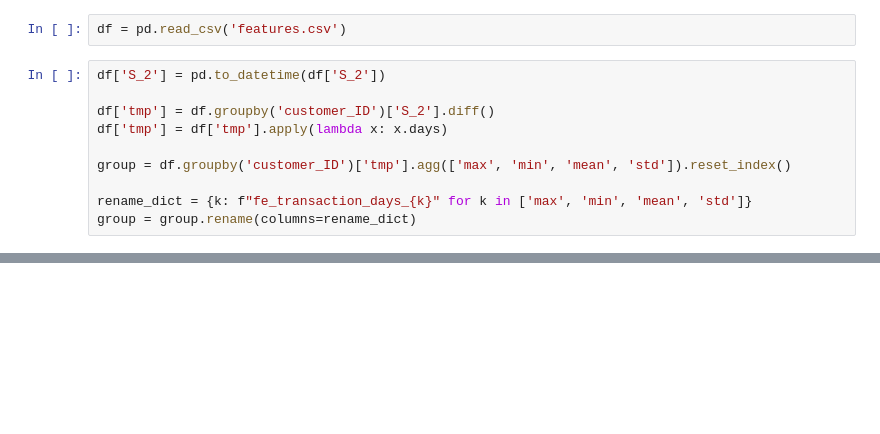
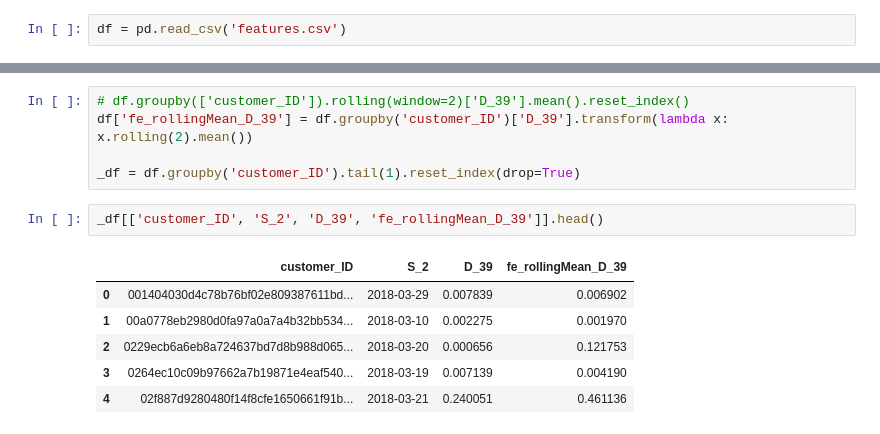
Before and after one commit to navitacion/amex-default-prediction, a Jupyter notebook: notebooks/features.ipynb, the cells around one changed output, grey strips where cells are left out. Drawn from its saved outputs; the diff is of its cells as text; blank space fills up the shorter version.

```diff
--- a/notebooks/features.ipynb
+++ b/notebooks/features.ipynb
@@ -16,13 +17,3 @@ pd.options.display.max_columns = None
 %matplotlib inline
 # %%
 df = pd.read_csv('features.csv')
-# %%
-df['S_2'] = pd.to_datetime(df['S_2'])
-
-df['tmp'] = df.groupby('customer_ID')['S_2'].diff()
-df['tmp'] = df['tmp'].apply(lambda x: x.days)
-
-group = df.groupby('customer_ID')['tmp'].agg(['max', 'min', 'mean', 'std']).reset_index()
-
-rename_dict = {k: f"fe_transaction_days_{k}" for k in ['max', 'min', 'mean', 'std']}
-group = group.rename(columns=rename_dict)
@@ -44,3 +26,17 @@ df.head()
 | 2 | 001404030d4c78b76bf02e809387611bd... | 2017-05-11 | 0.005452 | 0.004533 | NaN | 0.292273 | 0.125204 | 0.242980 | 0.667975 | 0.935225 | 0.552593 | ... |
 | 3 | 001404030d4c78b76bf02e809387611bd... | 2017-06-26 | 0.008479 | 0.005404 | NaN | 0.263852 | 0.130830 | 0.242419 | 0.970413 | 0.937199 | 0.593193 | ... |
 | 4 | 001404030d4c78b76bf02e809387611bd... | 2017-07-27 | 0.001563 | 0.002158 | NaN | 0.250307 | 0.133416 | 0.249555 | 0.622276 | 0.943007 | 0.502249 | ... |
+# %%
+# df.groupby(['customer_ID']).rolling(window=2)['D_39'].mean().reset_index()
+df['fe_rollingMean_D_39'] = df.groupby('customer_ID')['D_39'].transform(lambda x: x.rolling(2).mean())
+
+_df = df.groupby('customer_ID').tail(1).reset_index(drop=True)
+# %%
+_df[['customer_ID', 'S_2', 'D_39', 'fe_rollingMean_D_39']].head()
+# %% [output]
+|  | customer_ID | S_2 | D_39 | fe_rollingMean_D_39 |
+| 0 | 001404030d4c78b76bf02e809387611bd... | 2018-03-29 | 0.007839 | 0.006902 |
+| 1 | 00a0778eb2980d0fa97a0a7a4b32bb534... | 2018-03-10 | 0.002275 | 0.001970 |
+| 2 | 0229ecb6a6eb8a724637bd7d8b988d065... | 2018-03-20 | 0.000656 | 0.121753 |
+| 3 | 0264ec10c09b97662a7b19871e4eaf540... | 2018-03-19 | 0.007139 | 0.004190 |
+| 4 | 02f887d9280480f14f8cfe1650661f91b... | 2018-03-21 | 0.240051 | 0.461136 |
```
Also changed, not shown: parts of 23 cells of this notebook, 12 other files.
